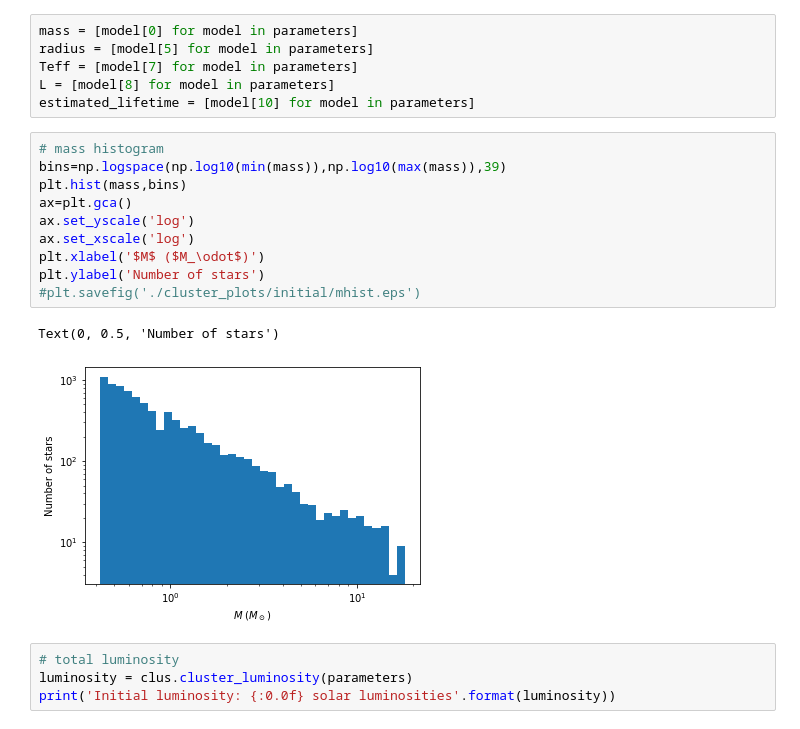
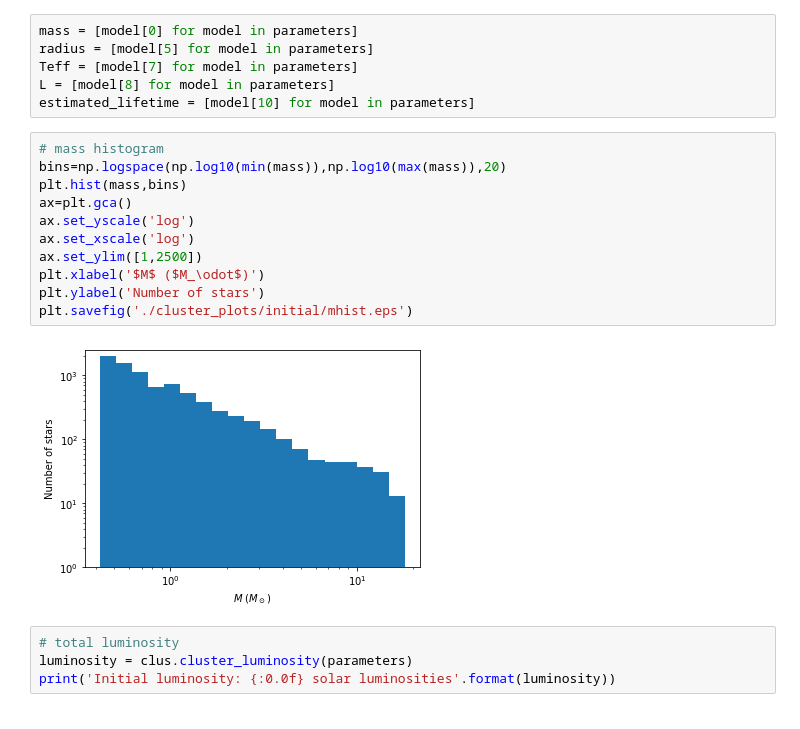
Before and after one commit to dvallesp/StellarStructureProject, a Jupyter notebook: Cluster results.ipynb, the cells around one changed output. Saved outputs shown, nothing was run; the diff lists cells and outputs as text.

Commit message:
Minor fixes and changes to the graphical results

```diff
--- a/Cluster results.ipynb
+++ b/Cluster results.ipynb
@@ -22,17 +22,17 @@ L = [model[8] for model in parameters]
 estimated_lifetime = [model[10] for model in parameters]
 # %%
 # mass histogram
-bins=np.logspace(np.log10(min(mass)),np.log10(max(mass)),39)
+bins=np.logspace(np.log10(min(mass)),np.log10(max(mass)),20)
 plt.hist(mass,bins)
 ax=plt.gca()
 ax.set_yscale('log')
 ax.set_xscale('log')
+ax.set_ylim([1,2500])
 plt.xlabel('$M$ ($M_\odot$)')
 plt.ylabel('Number of stars')
-#plt.savefig('./cluster_plots/initial/mhist.eps')
+plt.savefig('./cluster_plots/initial/mhist.eps')
 # %% [output]
-Text(0, 0.5, 'Number of stars')
-[figure, old version]
+[figure, new version]
 # %%
 # total luminosity
 luminosity = clus.cluster_luminosity(parameters)
```
Also changed, not shown: parts of 6 cells of this notebook, 1 other file.
